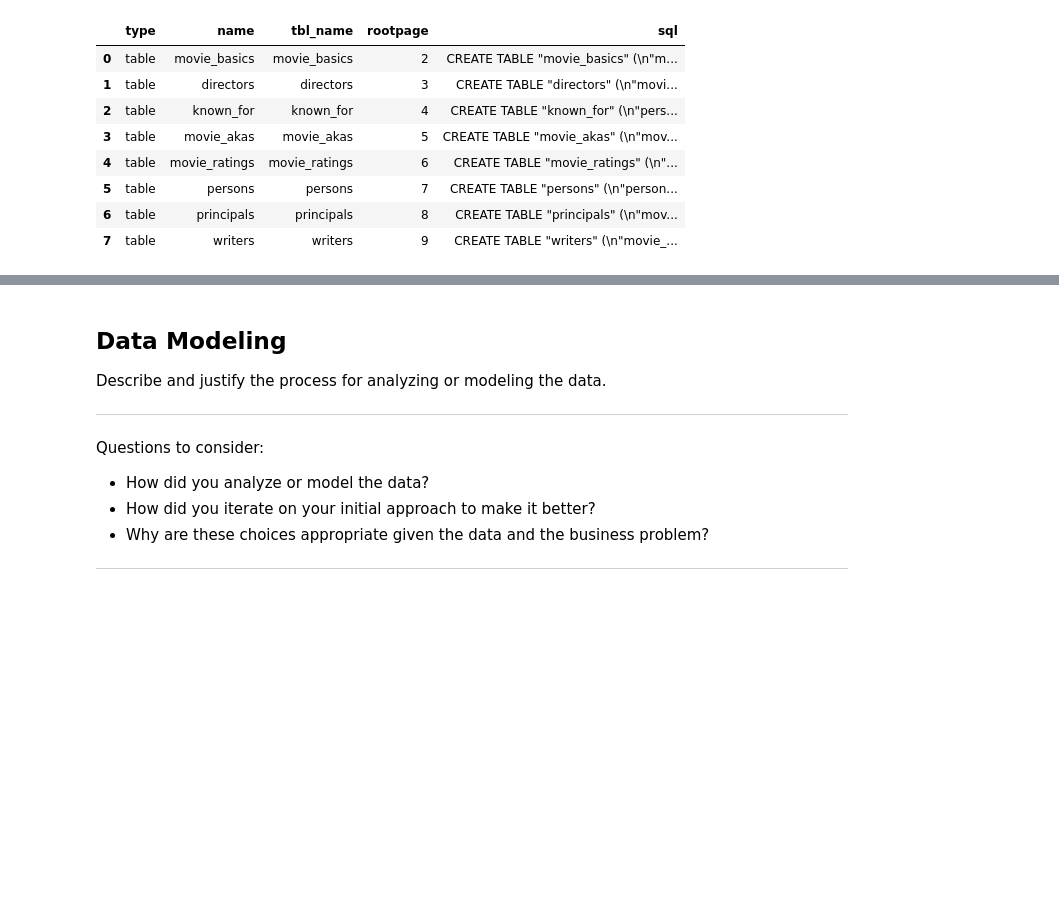
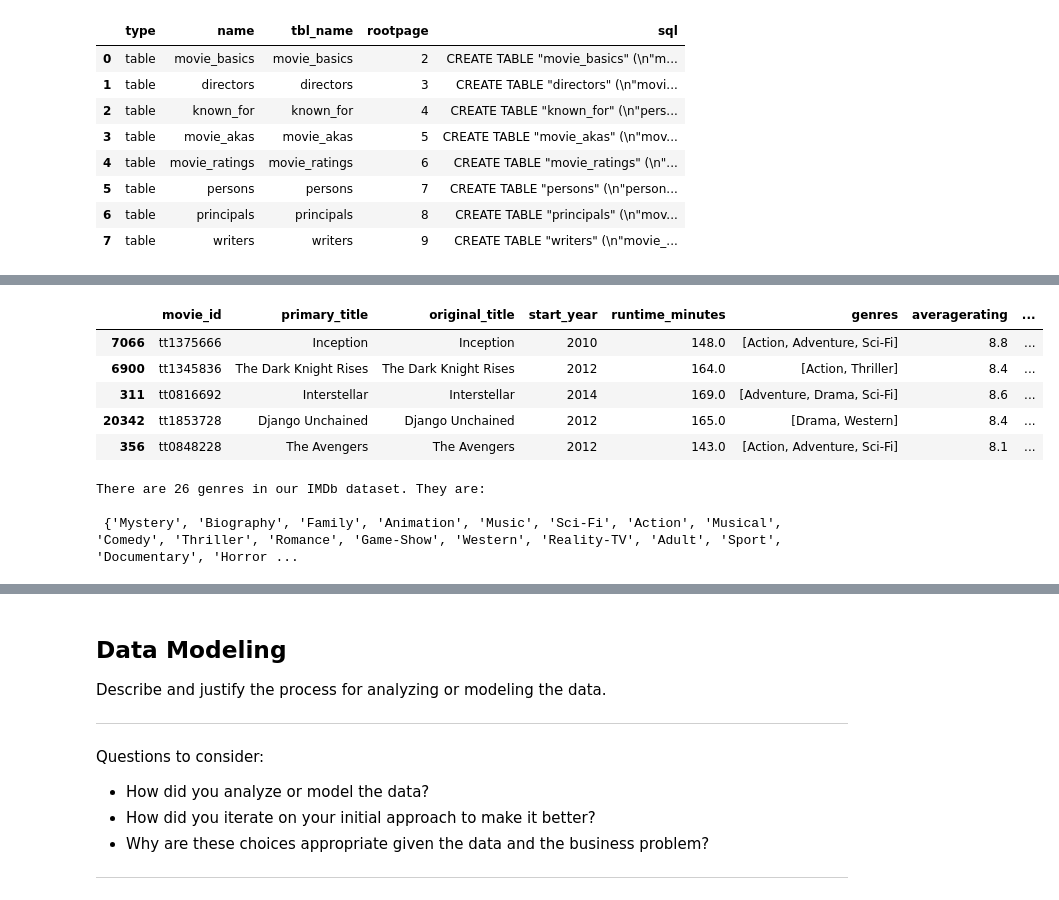
Before and after one commit to learn-co-curriculum/dsc-project-template, a Jupyter notebook: dsc-phase1-project-template.ipynb, the cells around one changed output, grey strips where cells are left out. Cells and saved outputs as stored; diff of their text form; code cells hidden in the pictures; blank space fills up the shorter version.

```diff
--- a/dsc-phase1-project-template.ipynb
+++ b/dsc-phase1-project-template.ipynb
@@ -133,0 +197,18 @@ Name: original_title, Length: 24835, dtype: int64
+# %%
+# Creating a new dataframe
+
+clean_genres = movies_ratings.copy()
+# %%
+
+# Changing each entry in 'genres' from a string into a list
+
+clean_genres['genres'] = clean_genres['genres'].str.split(',')
+# %%
+clean_genres.head(5)
+# %% [output]
+|  | movie_id | primary_title | original_title | start_year | runtime_minutes | genres | averagerating | ... |
+| 7066 | tt1375666 | Inception | Inception | 2010 | 148.0 | [Action, Adventure, Sci-Fi] | 8.8 | ... |
+| 6900 | tt1345836 | The Dark Knight Rises | The Dark Knight Rises | 2012 | 164.0 | [Action, Thriller] | 8.4 | ... |
+| 311 | tt0816692 | Interstellar | Interstellar | 2014 | 169.0 | [Adventure, Drama, Sci-Fi] | 8.6 | ... |
+| 20342 | tt1853728 | Django Unchained | Django Unchained | 2012 | 165.0 | [Drama, Western] | 8.4 | ... |
+| 356 | tt0848228 | The Avengers | The Avengers | 2012 | 143.0 | [Action, Adventure, Sci-Fi] | 8.1 | ... |
@@ -133,0 +224,6 @@ Name: original_title, Length: 24835, dtype: int64
+# %%
+print(f'There are {len(genres_all)} genres in our IMDb dataset. They are:\n\n {genres_all}.')
+# %% [output]
+There are 26 genres in our IMDb dataset. They are:
+
+ {'Mystery', 'Biography', 'Family', 'Animation', 'Music', 'Sci-Fi', 'Action', 'Musical', 'Comedy', 'Thriller', 'Romance', 'Game-Show', 'Western', 'Reality-TV', 'Adult', 'Sport', 'Documentary', 'Horror ...
```
Also changed, not shown: parts of 39 cells of this notebook.
